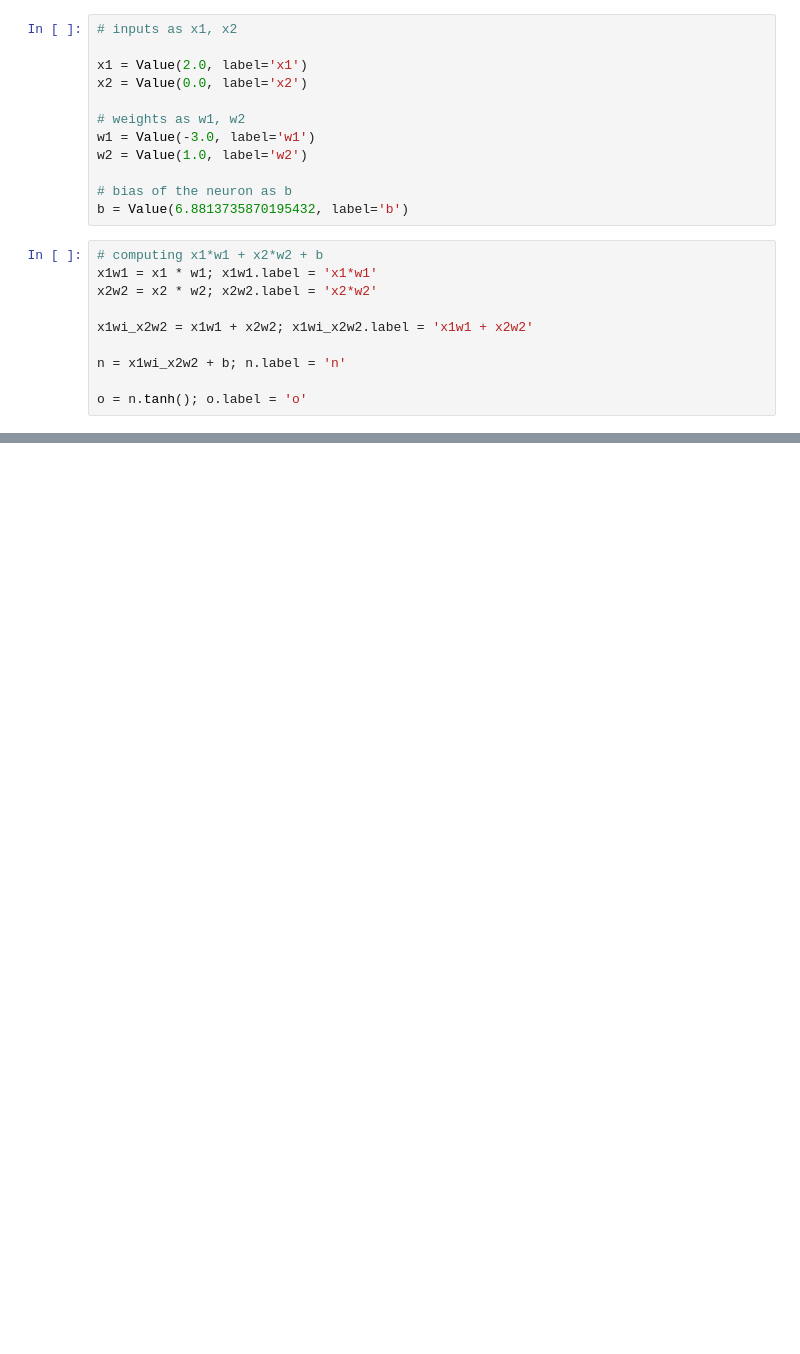
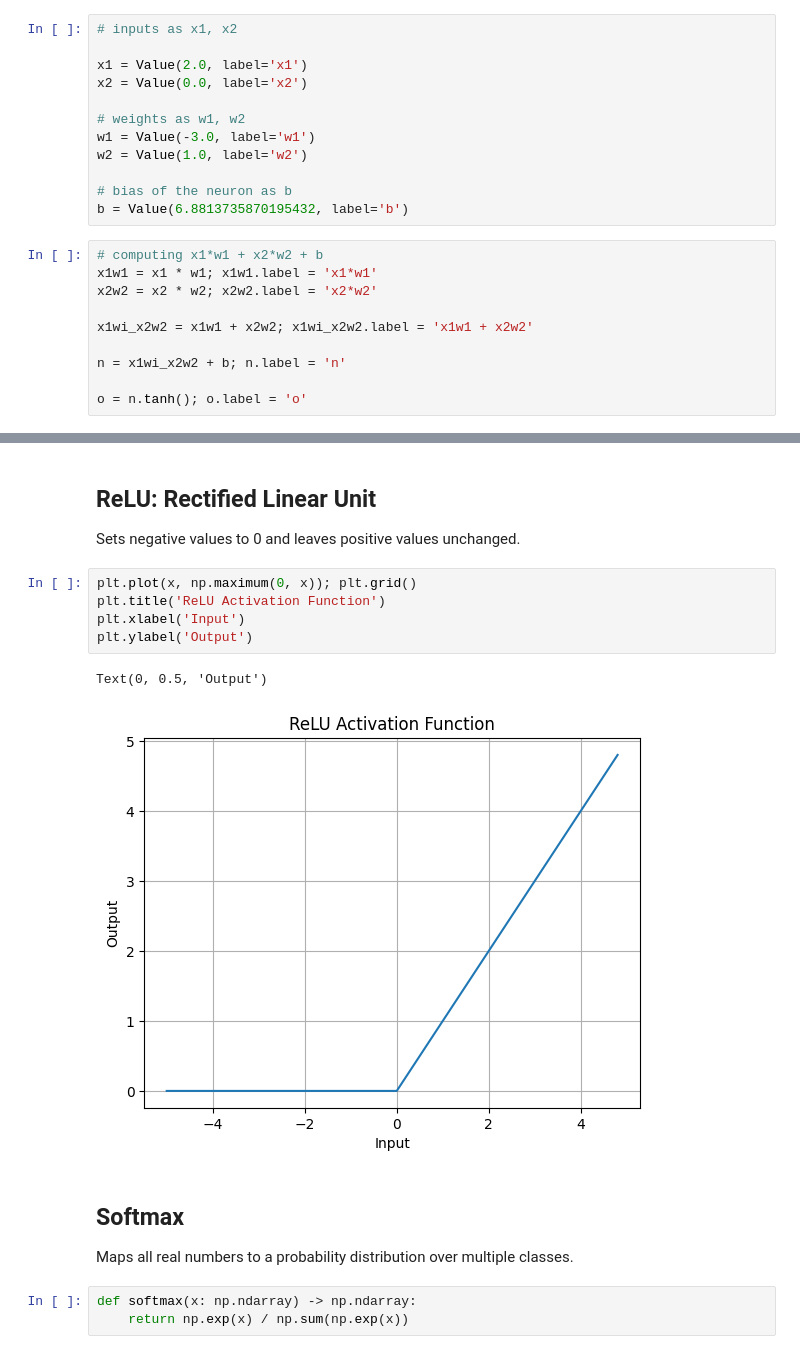
Before and after one commit to rkaushick-neu/micrograd, a Jupyter notebook: micrograd_notebook.ipynb, the cells around one changed output, grey strips where cells are left out. Saved outputs shown, nothing was run; the diff lists cells and outputs as text; blank space fills up the shorter version.

```diff
--- a/micrograd_notebook.ipynb
+++ b/micrograd_notebook.ipynb
@@ -475,0 +500,17 @@ plt.plot(np.arange(-5,5,0.2), np.tanh(np.arange(-5,5,0.2))); plt.grid();
+# %% [markdown]
+## ReLU: Rectified Linear Unit
+Sets negative values to 0 and leaves positive values unchanged.
+# %%
+plt.plot(x, np.maximum(0, x)); plt.grid()
+plt.title('ReLU Activation Function')
+plt.xlabel('Input')
+plt.ylabel('Output')
+# %% [output]
+Text(0, 0.5, 'Output')
+[figure, added]
+# %% [markdown]
+## Softmax
+Maps all real numbers to a probability distribution over multiple classes.
+# %%
+def softmax(x: np.ndarray) -> np.ndarray:
+    return np.exp(x) / np.sum(np.exp(x))
```
Also changed, not shown: parts of 11 cells of this notebook, 1 other file.
